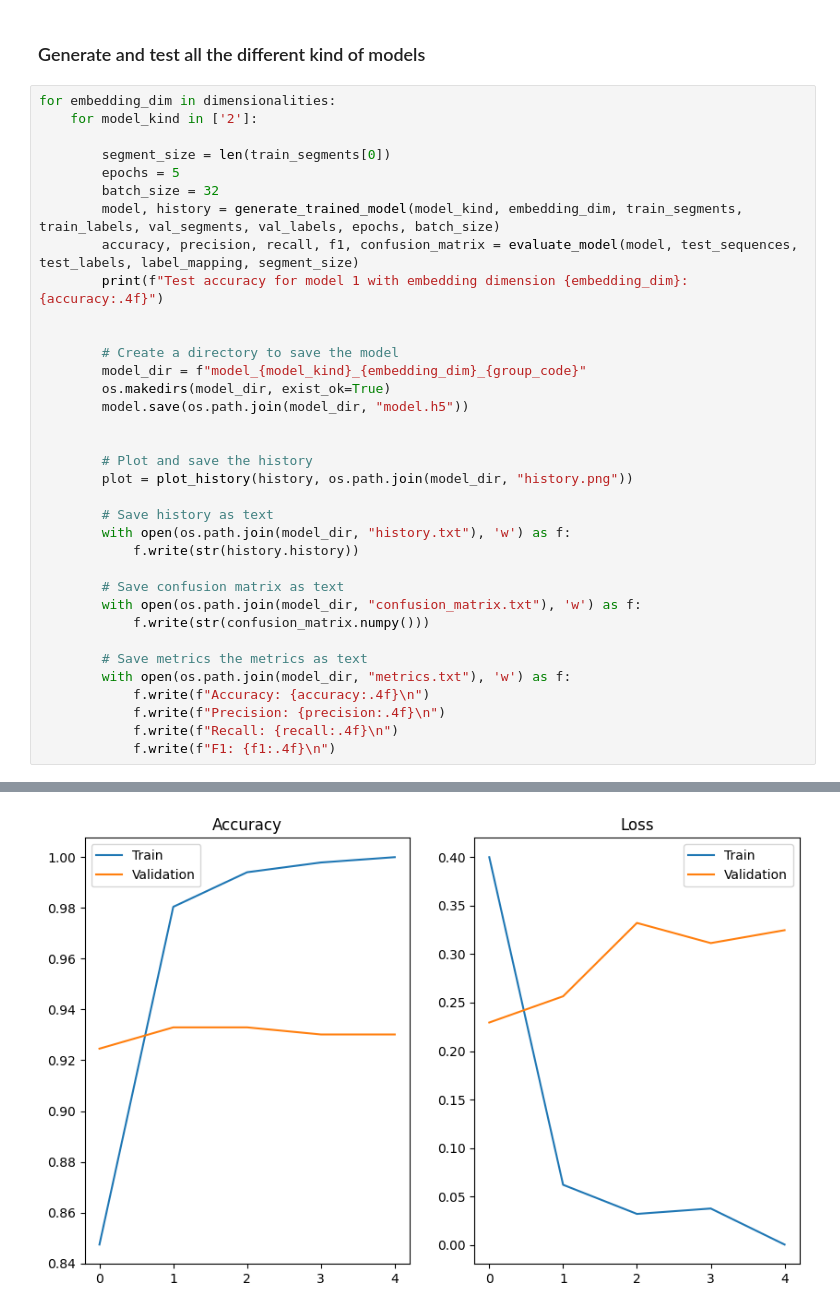
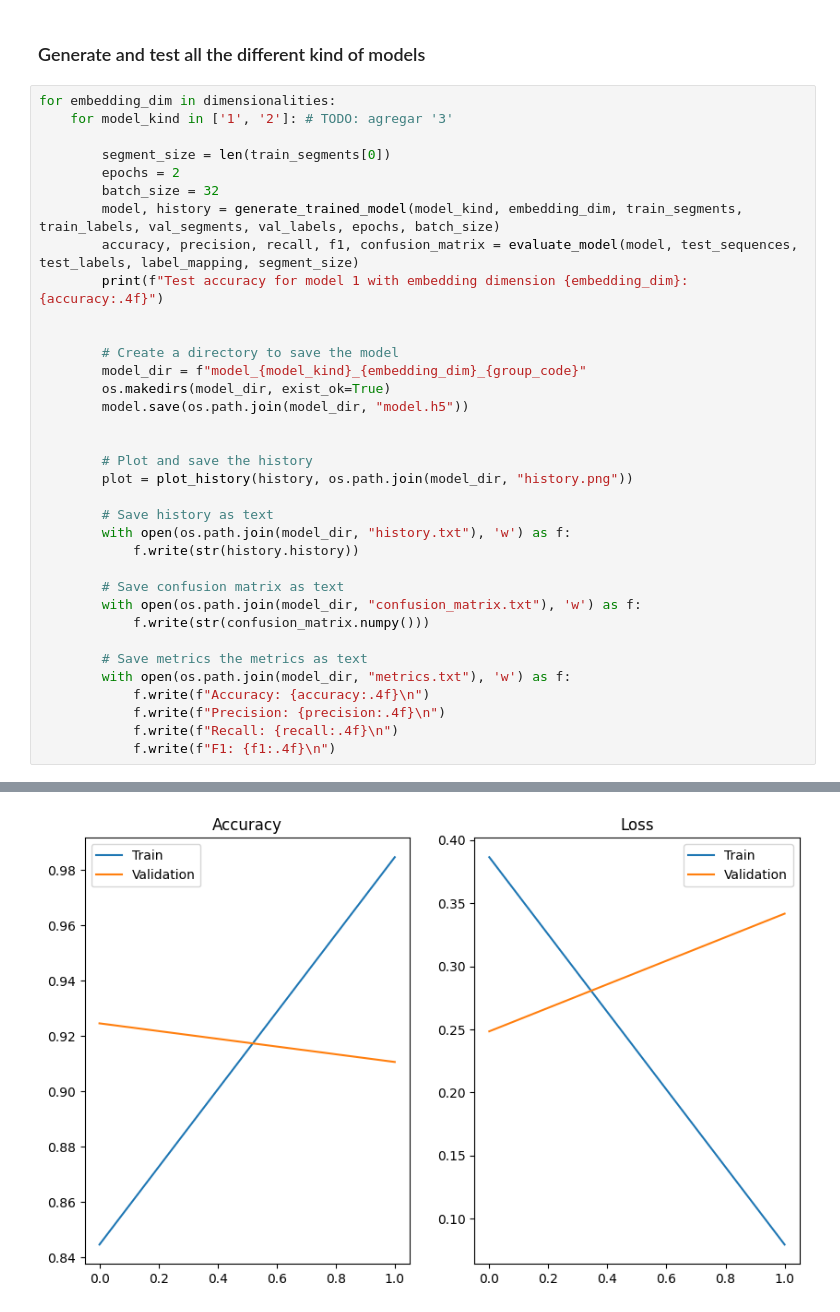
Before and after one commit to JeySeb/NLP_HW_04_Embeddings, a Jupyter notebook: HW04.ipynb, the cells around one changed output, grey strips where cells are left out. Saved outputs shown, nothing was run; the diff lists cells and outputs as text.

```diff
--- a/HW04.ipynb
+++ b/HW04.ipynb
@@ -510,10 +510,10 @@ def plot_history(history, save_path):
 ### Generate and test all the different kind of models
 # %%
 for embedding_dim in dimensionalities:
-    for model_kind in ['2']:
+    for model_kind in ['1', '2']: # TODO: agregar '3'
 
         segment_size = len(train_segments[0])
-        epochs = 5
+        epochs = 2
         batch_size = 32
         model, history = generate_trained_model(model_kind, embedding_dim, train_segments, train_labels, val_segments, val_labels, epochs, batch_size)
         accuracy, precision, recall, f1, confusion_matrix = evaluate_model(model, test_sequences, test_labels, label_mapping, segment_size)
@@ -565 +564 @@ KeyboardInterrupt:
-[figure, old version]
+[figure, new version]
```
Also changed, not shown: parts of 1 cell of this notebook.
